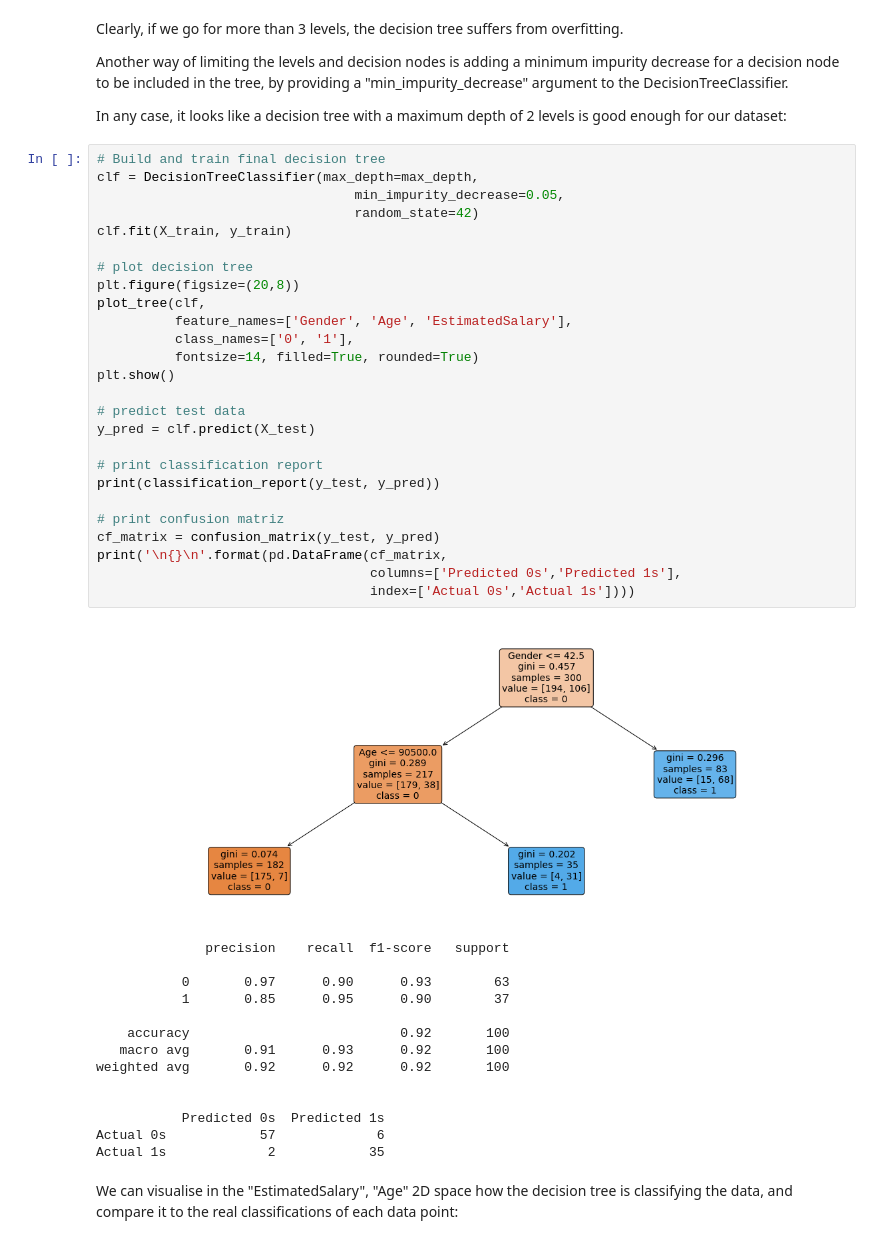
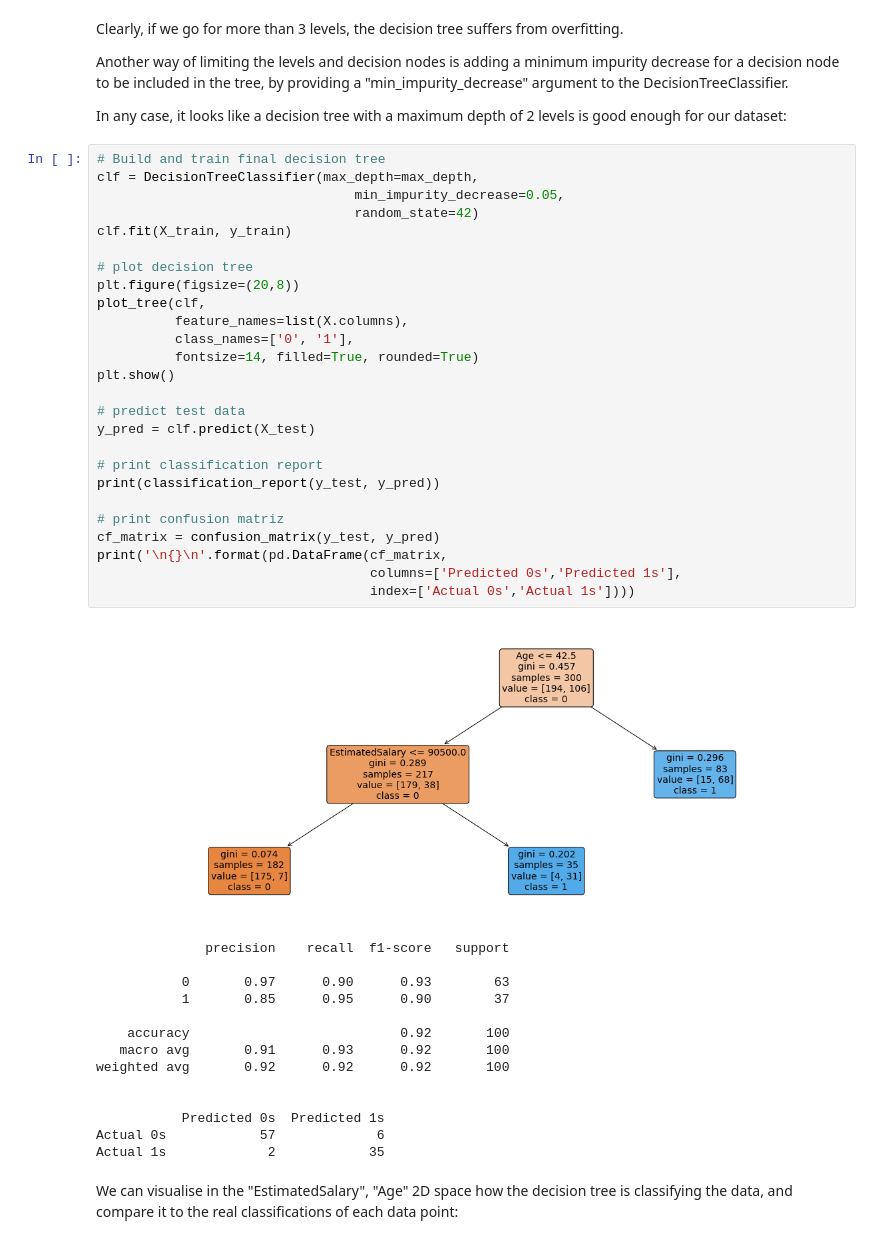
Before and after one commit to pabloruizfv/logistic-regressions, a Jupyter notebook: SUV_purchases_data/decision_tree_suvs.ipynb, the cells around one changed output. Drawn from its saved outputs; the diff is of its cells as text.

```diff
--- a/SUV_purchases_data/decision_tree_suvs.ipynb
+++ b/SUV_purchases_data/decision_tree_suvs.ipynb
@@ -180,31 +185,31 @@ In any case, it looks like a decision tree with a maximum depth of 2 levels is g
 # %%
 # Build and train final decision tree
 clf = DecisionTreeClassifier(max_depth=max_depth,
                                  min_impurity_decrease=0.05,
                                  random_state=42)
 clf.fit(X_train, y_train)
 
 # plot decision tree
 plt.figure(figsize=(20,8))
 plot_tree(clf,
-          feature_names=['Gender', 'Age', 'EstimatedSalary'],
+          feature_names=list(X.columns),
           class_names=['0', '1'],
           fontsize=14, filled=True, rounded=True)
 plt.show()
 
 # predict test data
 y_pred = clf.predict(X_test)
 
 # print classification report
 print(classification_report(y_test, y_pred))
 
 # print confusion matriz
 cf_matrix = confusion_matrix(y_test, y_pred)
 print('\n{}\n'.format(pd.DataFrame(cf_matrix,
                                    columns=['Predicted 0s','Predicted 1s'],
                                    index=['Actual 0s','Actual 1s'])))
 # %% [output]
-[figure, old version]
+[figure, new version]
               precision    recall  f1-score   support
 
            0       0.97      0.90      0.93        63
```
Also changed, not shown: parts of 1 cell of this notebook, 1 other file.
